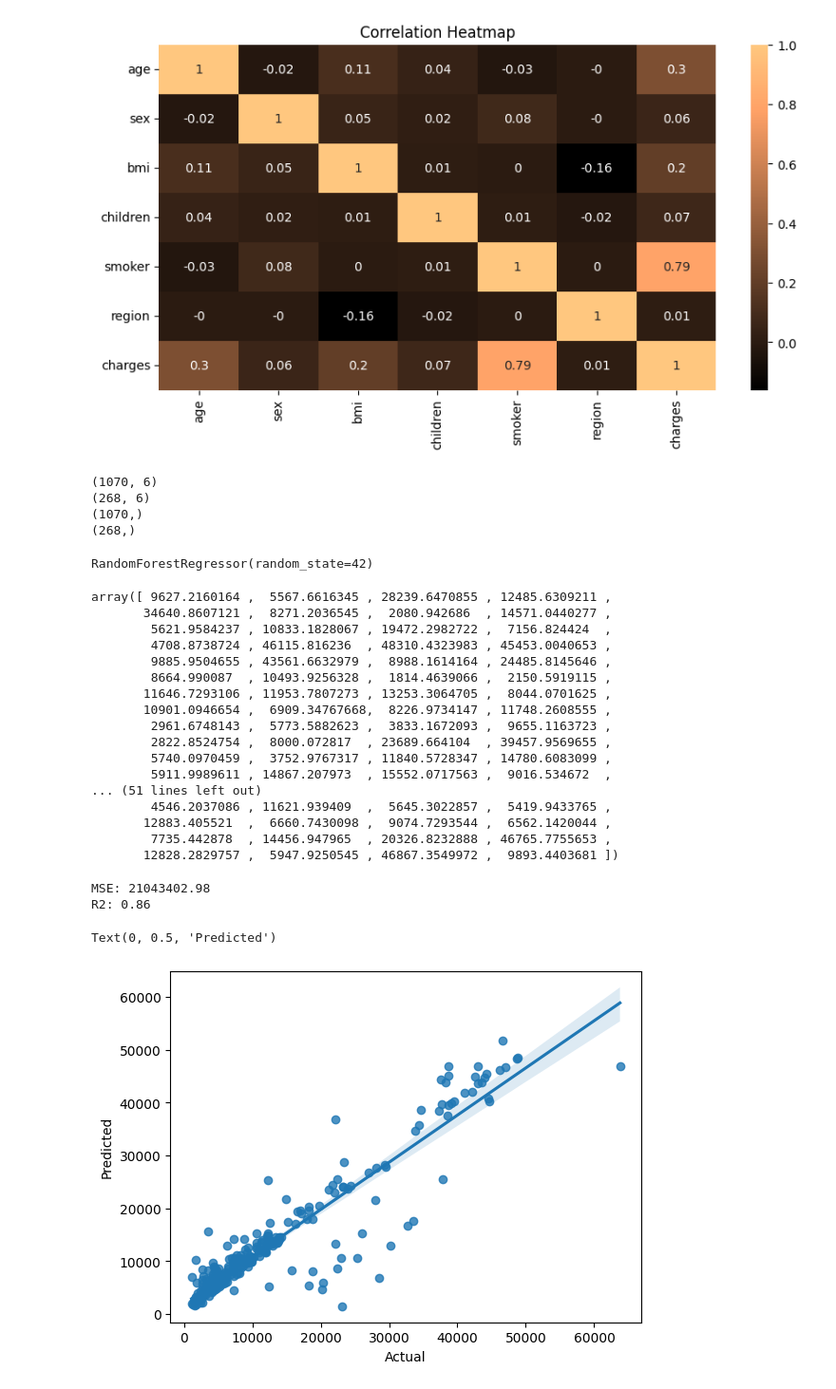
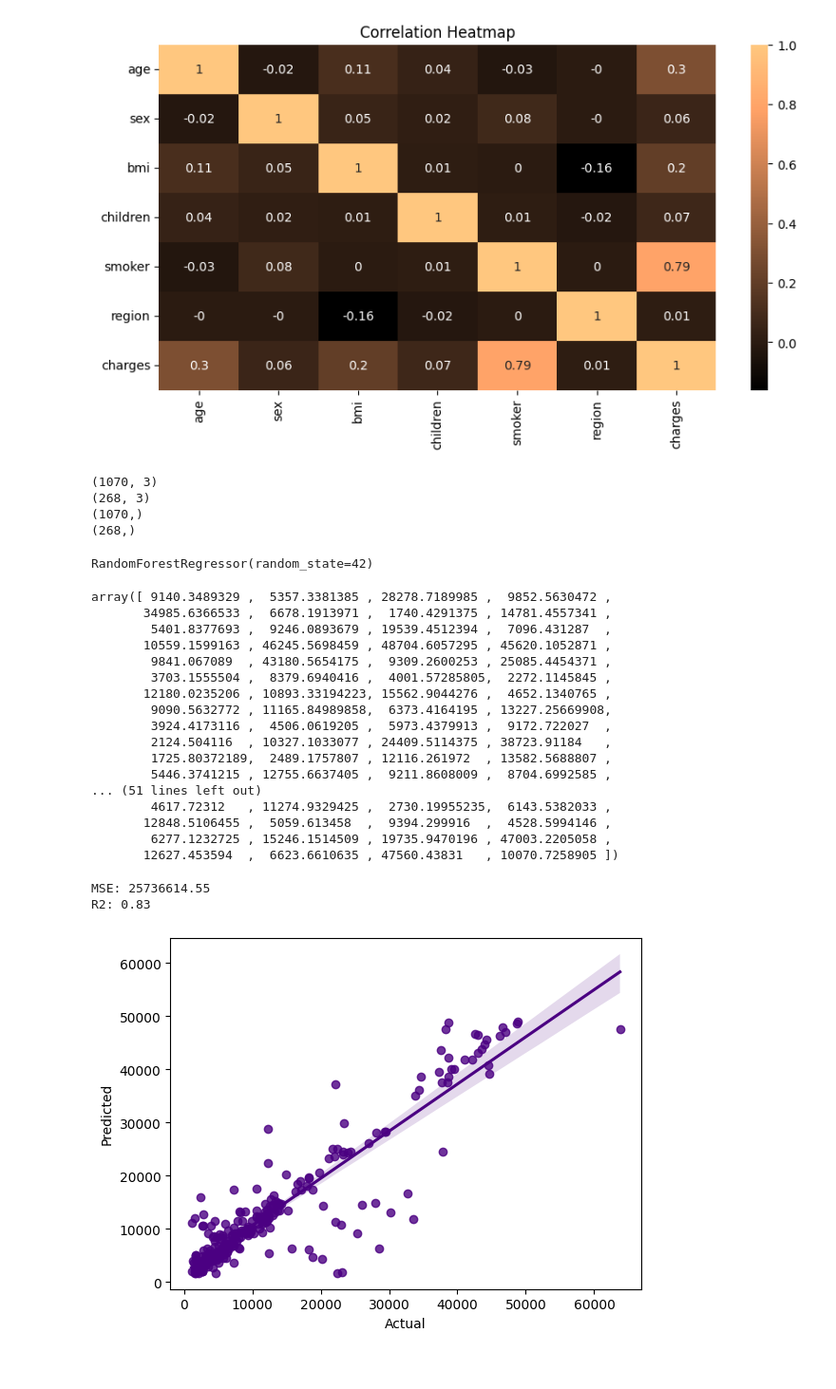
Before and after one commit to rajan-bhateja/Machine-Learning-with-Python, a Jupyter notebook: Regression/Insurance_Premium_Predictions.ipynb, the cells around one changed output. Shown at 95% size. Drawn from its saved outputs; the diff is of its cells as text; code cells hidden in the pictures.

```diff
--- a/Regression/Insurance_Premium_Predictions.ipynb
+++ b/Regression/Insurance_Premium_Predictions.ipynb
@@ -156,6 +156,9 @@ plt.yticks(rotation=0)
 plt.show()
 # %% [output]
 [figure]
+# %%
+# dropping columns with minimal impact on the target variable
+df.drop(columns=['sex', 'children', 'region'], axis=1, inplace=True)
 # %%
 from sklearn.model_selection import train_test_split
 
@@ -173,8 +176,8 @@ print(X_test.shape)
 print(y_train.shape)
 print(y_test.shape)
 # %% [output]
-(1070, 6)
-(268, 6)
+(1070, 3)
+(268, 3)
 (1070,)
 (268,)
 # %%
@@ -201,23 +204,23 @@ RandomForestRegressor(random_state=42)
 y_pred = rf.predict(X_test_processed)
 y_pred
 # %% [output]
-array([ 9627.2160164 ,  5567.6616345 , 28239.6470855 , 12485.6309211 ,
-       34640.8607121 ,  8271.2036545 ,  2080.942686  , 14571.0440277 ,
-        5621.9584237 , 10833.1828067 , 19472.2982722 ,  7156.824424  ,
-        4708.8738724 , 46115.816236  , 48310.4323983 , 45453.0040653 ,
-        9885.9504655 , 43561.6632979 ,  8988.1614164 , 24485.8145646 ,
-        8664.990087  , 10493.9256328 ,  1814.4639066 ,  2150.5919115 ,
-       11646.7293106 , 11953.7807273 , 13253.3064705 ,  8044.0701625 ,
-       10901.0946654 ,  6909.34767668,  8226.9734147 , 11748.2608555 ,
-        2961.6748143 ,  5773.5882623 ,  3833.1672093 ,  9655.1163723 ,
-        2822.8524754 ,  8000.072817  , 23689.664104  , 39457.9569655 ,
-        5740.0970459 ,  3752.9767317 , 11840.5728347 , 14780.6083099 ,
-        5911.9989611 , 14867.207973  , 15552.0717563 ,  9016.534672  ,
+array([ 9140.3489329 ,  5357.3381385 , 28278.7189985 ,  9852.5630472 ,
+       34985.6366533 ,  6678.1913971 ,  1740.4291375 , 14781.4557341 ,
+        5401.8377693 ,  9246.0893679 , 19539.4512394 ,  7096.431287  ,
+       10559.1599163 , 46245.5698459 , 48704.6057295 , 45620.1052871 ,
+        9841.067089  , 43180.5654175 ,  9309.2600253 , 25085.4454371 ,
+        3703.1555504 ,  8379.6940416 ,  4001.57285805,  2272.1145845 ,
+       12180.0235206 , 10893.33194223, 15562.9044276 ,  4652.1340765 ,
+        9090.5632772 , 11165.84989858,  6373.4164195 , 13227.25669908,
+        3924.4173116 ,  4506.0619205 ,  5973.4379913 ,  9172.722027  ,
+        2124.504116  , 10327.1033077 , 24409.5114375 , 38723.91184   ,
+        1725.80372189,  2489.1757807 , 12116.261972  , 13582.5688807 ,
+        5446.3741215 , 12755.6637405 ,  9211.8608009 ,  8704.6992585 ,
 ... (51 lines left out)
-        4546.2037086 , 11621.939409  ,  5645.3022857 ,  5419.9433765 ,
-       12883.405521  ,  6660.7430098 ,  9074.7293544 ,  6562.1420044 ,
-        7735.442878  , 14456.947965  , 20326.8232888 , 46765.7755653 ,
-       12828.2829757 ,  5947.9250545 , 46867.3549972 ,  9893.4403681 ])
+        4617.72312   , 11274.9329425 ,  2730.19955235,  6143.5382033 ,
+       12848.5106455 ,  5059.613458  ,  9394.299916  ,  4528.5994146 ,
+        6277.1232725 , 15246.1514509 , 19735.9470196 , 47003.2205058 ,
+       12627.453594  ,  6623.6610635 , 47560.43831   , 10070.7258905 ])
 # %%
 from sklearn.metrics import mean_squared_error, r2_score
 
@@ -227,12 +230,12 @@ r2 = r2_score(y_test, y_pred)
 print("MSE:", round(mse,2))
 print("R2:", round(r2,2))
 # %% [output]
-MSE: 21043402.98
-R2: 0.86
+MSE: 25736614.55
+R2: 0.83
 # %%
-sns.regplot(data=df, x=y_test, y=y_pred)
+sns.regplot(data=df, x=y_test, y=y_pred, color='indigo')
 plt.xlabel('Actual')
 plt.ylabel('Predicted')
+plt.show()
 # %% [output]
-Text(0, 0.5, 'Predicted')
-[figure, old version]
+[figure, new version]
```
